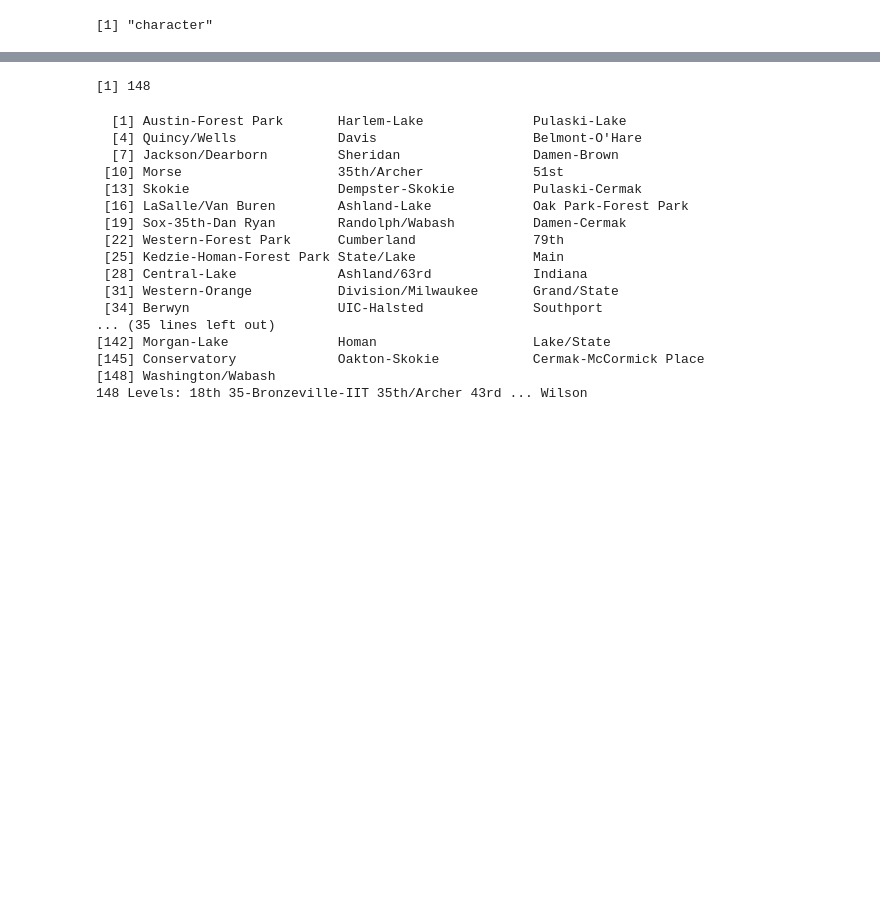
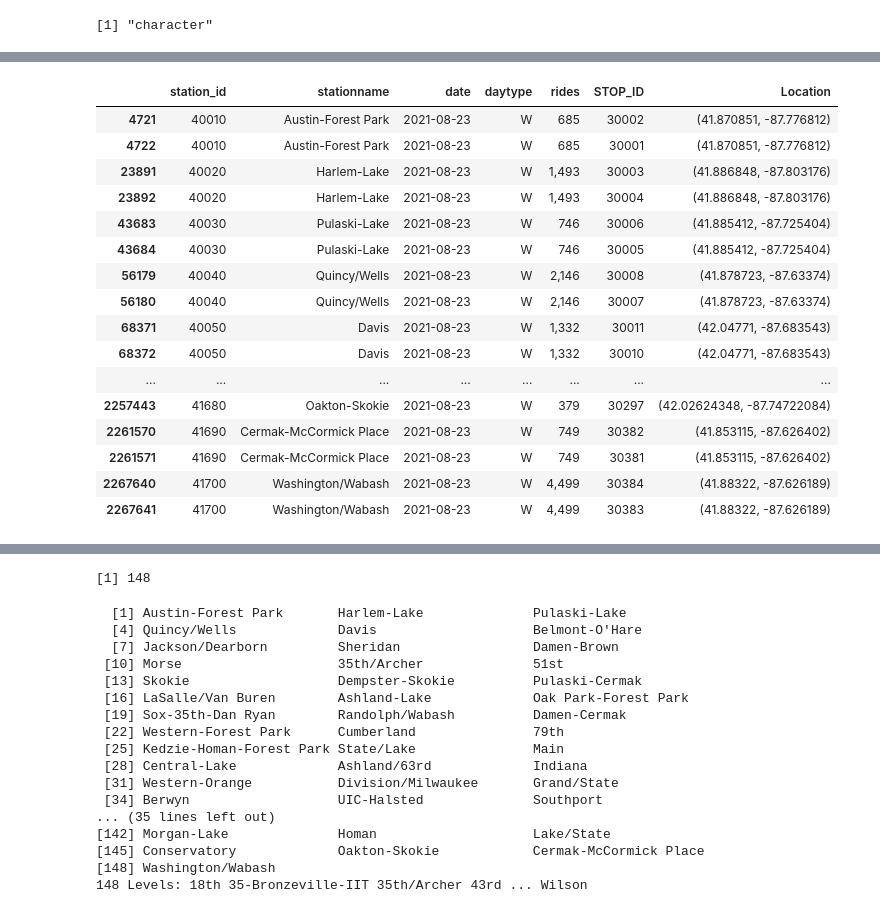
Before and after one commit to kaowayne8/CS424_Project2, a Jupyter notebook: DraftNotebook.ipynb, the cells around one changed output, grey strips where cells are left out. Cells and saved outputs as stored; diff of their text form; code cells hidden in the pictures; blank space fills up the shorter version.

```diff
--- a/DraftNotebook.ipynb
+++ b/DraftNotebook.ipynb
@@ -115,0 +118,20 @@ simple #Just returns the minimum amount of columns needed. Can change later if n
+# %%
+test1
+# %% [output]
+|  | station_id | stationname | date | daytype | rides | STOP_ID | Location |
+| 4721 | 40010 | Austin-Forest Park | 2021-08-23 | W | 685 | 30002 | (41.870851, -87.776812) |
+| 4722 | 40010 | Austin-Forest Park | 2021-08-23 | W | 685 | 30001 | (41.870851, -87.776812) |
+| 23891 | 40020 | Harlem-Lake | 2021-08-23 | W | 1,493 | 30003 | (41.886848, -87.803176) |
+| 23892 | 40020 | Harlem-Lake | 2021-08-23 | W | 1,493 | 30004 | (41.886848, -87.803176) |
+| 43683 | 40030 | Pulaski-Lake | 2021-08-23 | W | 746 | 30006 | (41.885412, -87.725404) |
+| 43684 | 40030 | Pulaski-Lake | 2021-08-23 | W | 746 | 30005 | (41.885412, -87.725404) |
+| 56179 | 40040 | Quincy/Wells | 2021-08-23 | W | 2,146 | 30008 | (41.878723, -87.63374) |
+| 56180 | 40040 | Quincy/Wells | 2021-08-23 | W | 2,146 | 30007 | (41.878723, -87.63374) |
+| 68371 | 40050 | Davis | 2021-08-23 | W | 1,332 | 30011 | (42.04771, -87.683543) |
+| 68372 | 40050 | Davis | 2021-08-23 | W | 1,332 | 30010 | (42.04771, -87.683543) |
+| ... | ... | ... | ... | ... | ... | ... | ... |
+| 2257443 | 41680 | Oakton-Skokie | 2021-08-23 | W | 379 | 30297 | (42.02624348, -87.74722084) |
+| 2261570 | 41690 | Cermak-McCormick Place | 2021-08-23 | W | 749 | 30382 | (41.853115, -87.626402) |
+| 2261571 | 41690 | Cermak-McCormick Place | 2021-08-23 | W | 749 | 30381 | (41.853115, -87.626402) |
+| 2267640 | 41700 | Washington/Wabash | 2021-08-23 | W | 4,499 | 30384 | (41.88322, -87.626189) |
+| 2267641 | 41700 | Washington/Wabash | 2021-08-23 | W | 4,499 | 30383 | (41.88322, -87.626189) |
```
Also changed, not shown: parts of 2 cells of this notebook, 1 other file.
